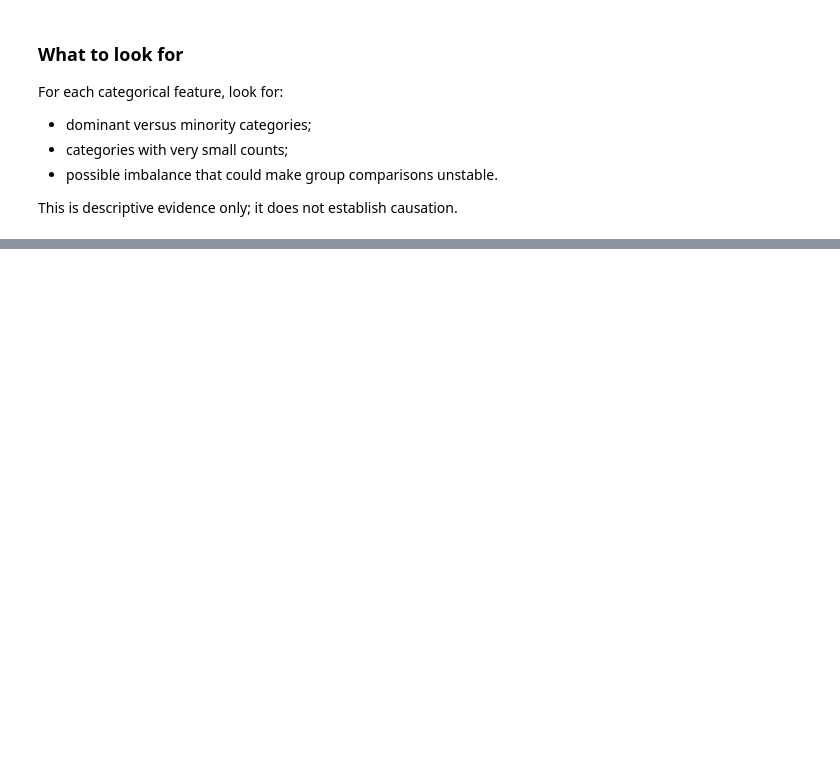
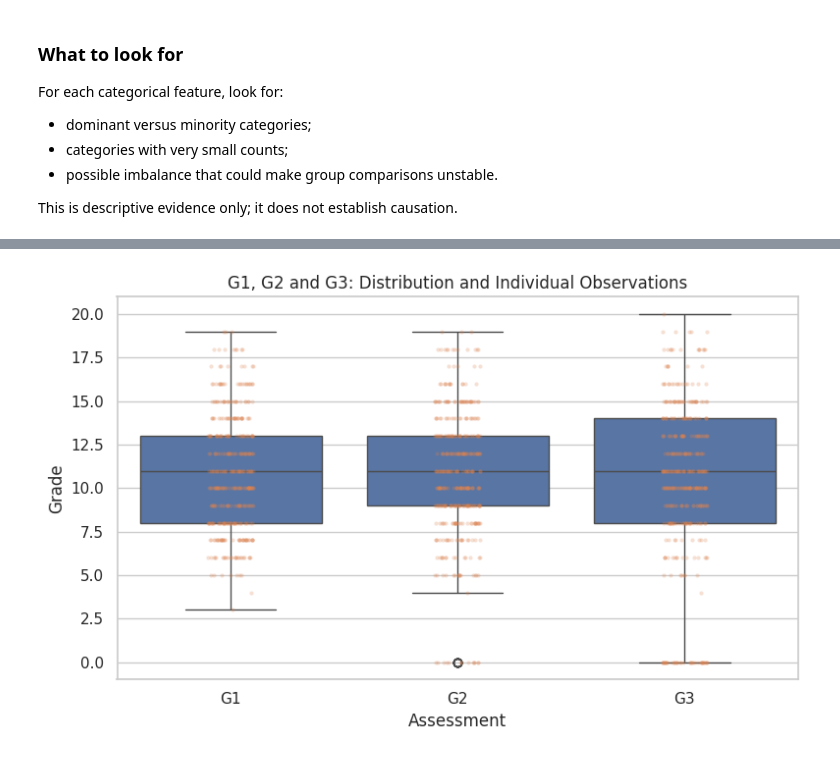
Before and after one commit to dealwisca-dot/Early-Identification-of-At-Risk-Students, a Jupyter notebook: EDA.ipynb, the cells around one changed output, grey strips where cells are left out. Cells and saved outputs as stored; diff of their text form; code cells hidden in the pictures; blank space fills up the shorter version.

```diff
--- a/EDA.ipynb
+++ b/EDA.ipynb
@@ -441,0 +478,14 @@ This is descriptive evidence only; it does not establish causation.
+# %%
+# ============================================================
+# 14. Grade-by-grade boxplots
+# ============================================================
+grade_long = df[grades].melt(var_name="Assessment", value_name="Grade")
+
+plt.figure(figsize=(8, 5))
+sns.boxplot(data=grade_long, x="Assessment", y="Grade")
+sns.stripplot(data=grade_long, x="Assessment", y="Grade", alpha=0.25, size=3)
+plt.title("G1, G2 and G3: Distribution and Individual Observations")
+plt.tight_layout()
+plt.show()
+# %% [output]
+[figure, added]
```
Also changed, not shown: parts of 7 cells of this notebook.
